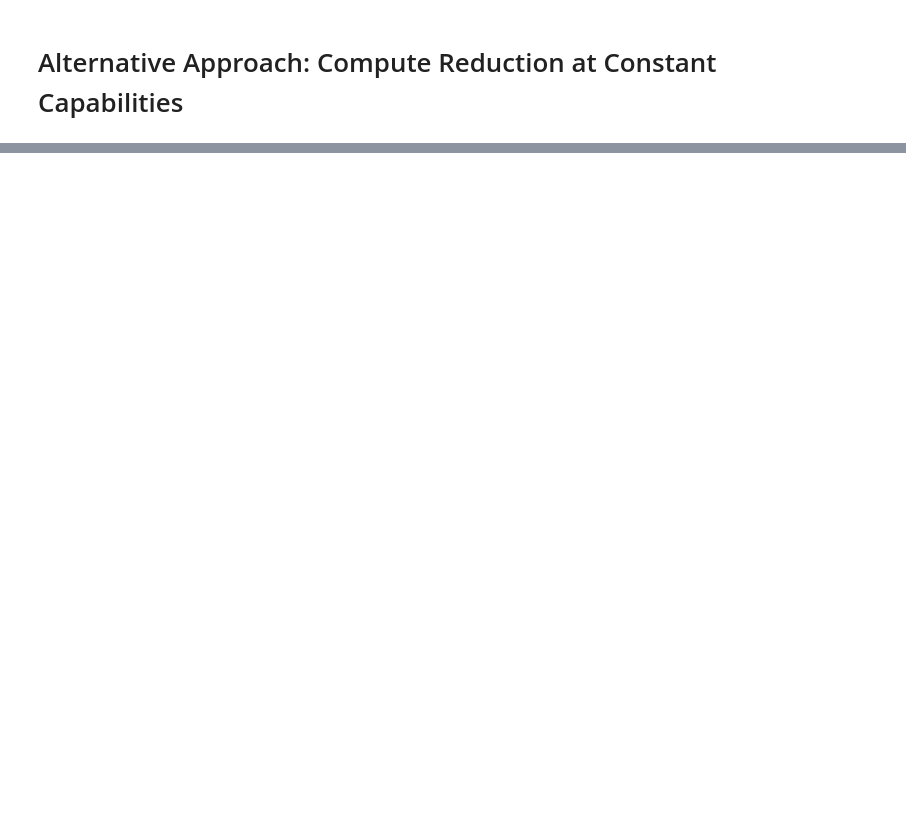
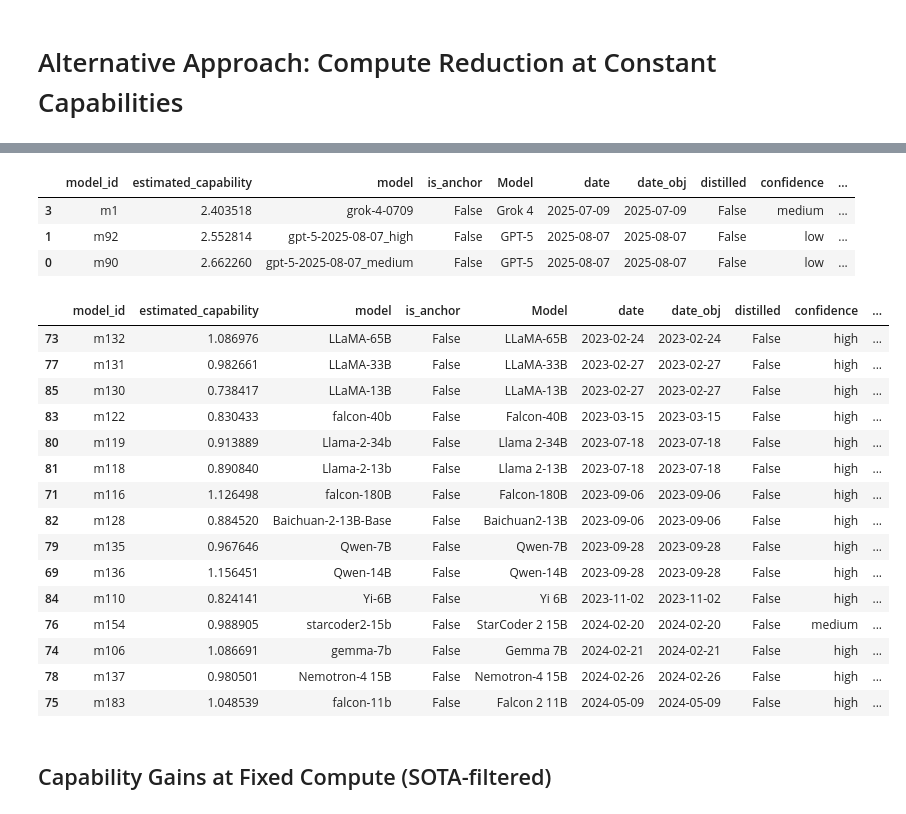
Before and after one commit to epoch-research/benchmark-stitching, a Jupyter notebook: analysis/algorithmic_progress_new.ipynb, the cells around one changed output, grey strips where cells are left out. Drawn from its saved outputs; the diff is of its cells as text; code cells hidden in the pictures; blank space fills up the shorter version.

```diff
--- a/analysis/algorithmic_progress_new.ipynb
+++ b/analysis/algorithmic_progress_new.ipynb
@@ -1928,0 +2129,31 @@ else:
+# %%
+in_bucket
+# %% [output]
+|  | model_id | estimated_capability | model | is_anchor | Model | date | date_obj | distilled | confidence | ... |
+| 3 | m1 | 2.403518 | grok-4-0709 | False | Grok 4 | 2025-07-09 | 2025-07-09 | False | medium | ... |
+| 1 | m92 | 2.552814 | gpt-5-2025-08-07_high | False | GPT-5 | 2025-08-07 | 2025-08-07 | False | low | ... |
+| 0 | m90 | 2.662260 | gpt-5-2025-08-07_medium | False | GPT-5 | 2025-08-07 | 2025-08-07 | False | low | ... |
+# %%
+df_compute_sota[
+        (df_compute_sota['estimated_capability'] >= 0.7) &
+        (df_compute_sota['estimated_capability'] < 1.2)
+    ]
+# %% [output]
+|  | model_id | estimated_capability | model | is_anchor | Model | date | date_obj | distilled | confidence | ... |
+| 73 | m132 | 1.086976 | LLaMA-65B | False | LLaMA-65B | 2023-02-24 | 2023-02-24 | False | high | ... |
+| 77 | m131 | 0.982661 | LLaMA-33B | False | LLaMA-33B | 2023-02-27 | 2023-02-27 | False | high | ... |
+| 85 | m130 | 0.738417 | LLaMA-13B | False | LLaMA-13B | 2023-02-27 | 2023-02-27 | False | high | ... |
+| 83 | m122 | 0.830433 | falcon-40b | False | Falcon-40B | 2023-03-15 | 2023-03-15 | False | high | ... |
+| 80 | m119 | 0.913889 | Llama-2-34b | False | Llama 2-34B | 2023-07-18 | 2023-07-18 | False | high | ... |
+| 81 | m118 | 0.890840 | Llama-2-13b | False | Llama 2-13B | 2023-07-18 | 2023-07-18 | False | high | ... |
+| 71 | m116 | 1.126498 | falcon-180B | False | Falcon-180B | 2023-09-06 | 2023-09-06 | False | high | ... |
+| 82 | m128 | 0.884520 | Baichuan-2-13B-Base | False | Baichuan2-13B | 2023-09-06 | 2023-09-06 | False | high | ... |
+| 79 | m135 | 0.967646 | Qwen-7B | False | Qwen-7B | 2023-09-28 | 2023-09-28 | False | high | ... |
+| 69 | m136 | 1.156451 | Qwen-14B | False | Qwen-14B | 2023-09-28 | 2023-09-28 | False | high | ... |
+| 84 | m110 | 0.824141 | Yi-6B | False | Yi 6B | 2023-11-02 | 2023-11-02 | False | high | ... |
+| 76 | m154 | 0.988905 | starcoder2-15b | False | StarCoder 2 15B | 2024-02-20 | 2024-02-20 | False | medium | ... |
+| 74 | m106 | 1.086691 | gemma-7b | False | Gemma 7B | 2024-02-21 | 2024-02-21 | False | high | ... |
+| 78 | m137 | 0.980501 | Nemotron-4 15B | False | Nemotron-4 15B | 2024-02-26 | 2024-02-26 | False | high | ... |
+| 75 | m183 | 1.048539 | falcon-11b | False | Falcon 2 11B | 2024-05-09 | 2024-05-09 | False | high | ... |
+# %% [markdown]
+## Capability Gains at Fixed Compute (SOTA-filtered)
```
Also changed, not shown: parts of 43 cells of this notebook, 4 other files.
